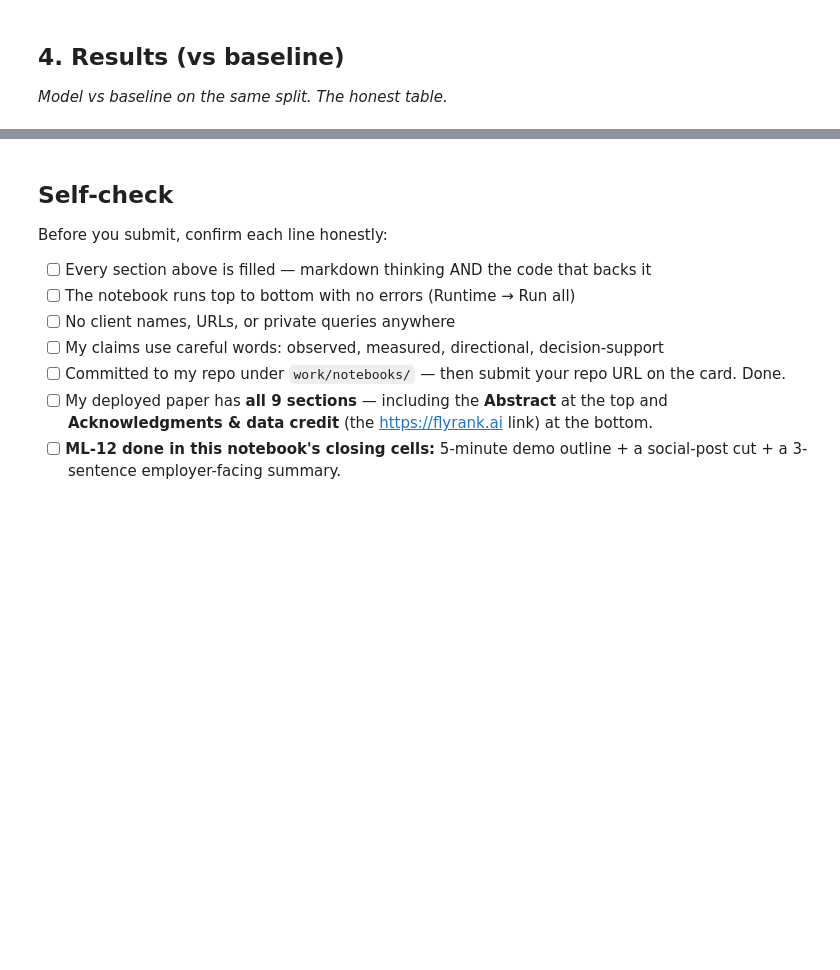
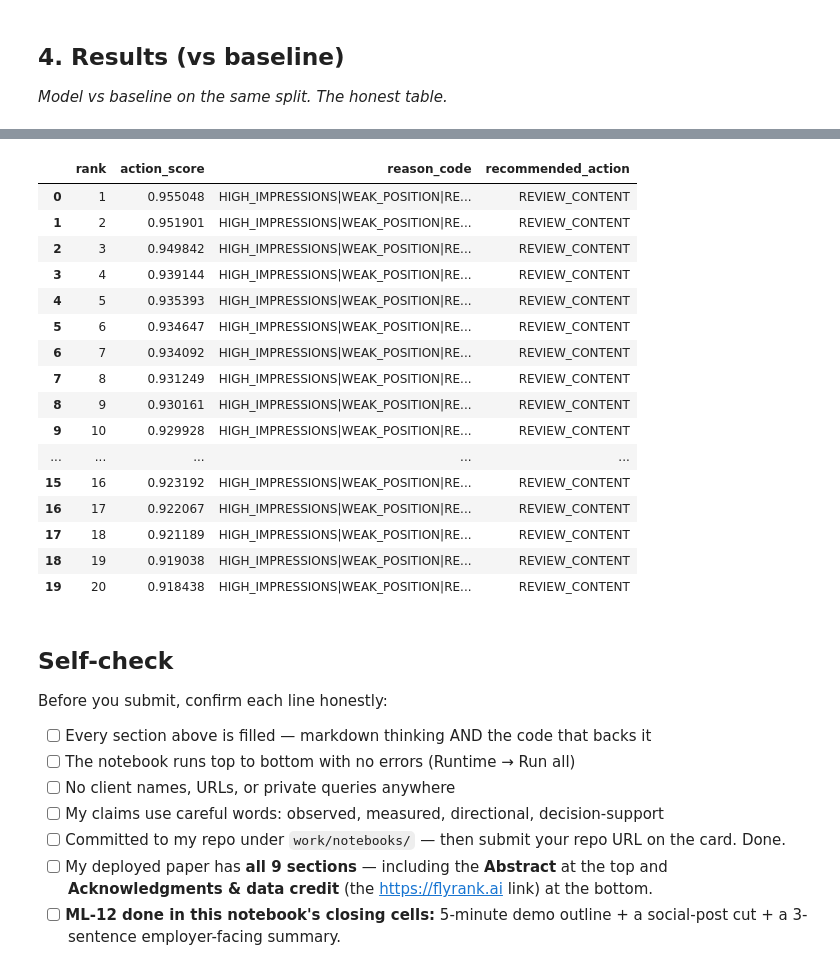
Before and after one commit to Utsabsinha19/flyrank-ml-internship, a Jupyter notebook: work/notebooks/capstone.ipynb, the cells around one changed output, grey strips where cells are left out. Cells and saved outputs as stored; diff of their text form; code cells hidden in the pictures; blank space fills up the shorter version.

```diff
--- a/work/notebooks/capstone.ipynb
+++ b/work/notebooks/capstone.ipynb
@@ -37,3 +595,32 @@ This skeleton is yours to fill. Work the sections **in order** — each one has
+# %%
+display(
+    queue[
+        [
+            "rank",
+            "action_score",
+            "reason_code",
+            "recommended_action"
+        ]
+    ].head(20)
+)
+# %% [output]
+|  | rank | action_score | reason_code | recommended_action |
+| 0 | 1 | 0.955048 | HIGH_IMPRESSIONS|WEAK_POSITION|RE... | REVIEW_CONTENT |
+| 1 | 2 | 0.951901 | HIGH_IMPRESSIONS|WEAK_POSITION|RE... | REVIEW_CONTENT |
+| 2 | 3 | 0.949842 | HIGH_IMPRESSIONS|WEAK_POSITION|RE... | REVIEW_CONTENT |
+| 3 | 4 | 0.939144 | HIGH_IMPRESSIONS|WEAK_POSITION|RE... | REVIEW_CONTENT |
+| 4 | 5 | 0.935393 | HIGH_IMPRESSIONS|WEAK_POSITION|RE... | REVIEW_CONTENT |
+| 5 | 6 | 0.934647 | HIGH_IMPRESSIONS|WEAK_POSITION|RE... | REVIEW_CONTENT |
+| 6 | 7 | 0.934092 | HIGH_IMPRESSIONS|WEAK_POSITION|RE... | REVIEW_CONTENT |
+| 7 | 8 | 0.931249 | HIGH_IMPRESSIONS|WEAK_POSITION|RE... | REVIEW_CONTENT |
+| 8 | 9 | 0.930161 | HIGH_IMPRESSIONS|WEAK_POSITION|RE... | REVIEW_CONTENT |
+| 9 | 10 | 0.929928 | HIGH_IMPRESSIONS|WEAK_POSITION|RE... | REVIEW_CONTENT |
+| ... | ... | ... | ... | ... |
+| 15 | 16 | 0.923192 | HIGH_IMPRESSIONS|WEAK_POSITION|RE... | REVIEW_CONTENT |
+| 16 | 17 | 0.922067 | HIGH_IMPRESSIONS|WEAK_POSITION|RE... | REVIEW_CONTENT |
+| 17 | 18 | 0.921189 | HIGH_IMPRESSIONS|WEAK_POSITION|RE... | REVIEW_CONTENT |
+| 18 | 19 | 0.919038 | HIGH_IMPRESSIONS|WEAK_POSITION|RE... | REVIEW_CONTENT |
+| 19 | 20 | 0.918438 | HIGH_IMPRESSIONS|WEAK_POSITION|RE... | REVIEW_CONTENT |
 # %% [markdown]
 ## Self-check
 
```
Also changed, not shown: parts of 26 cells of this notebook.
